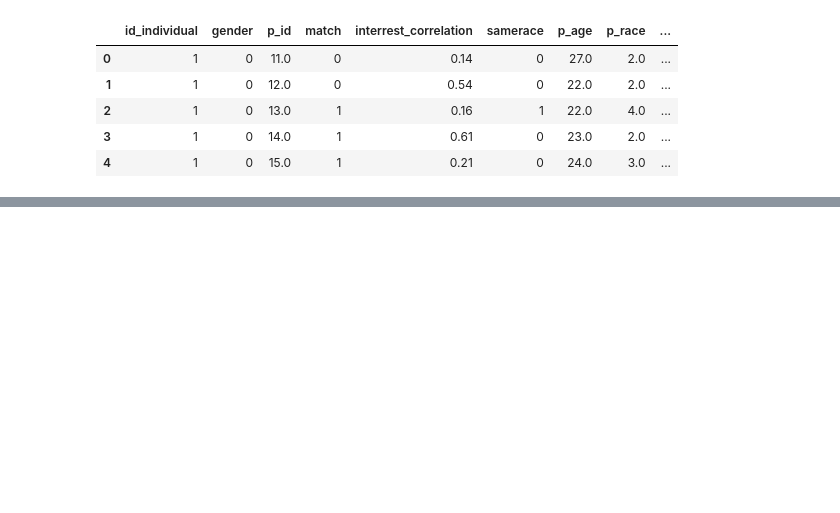
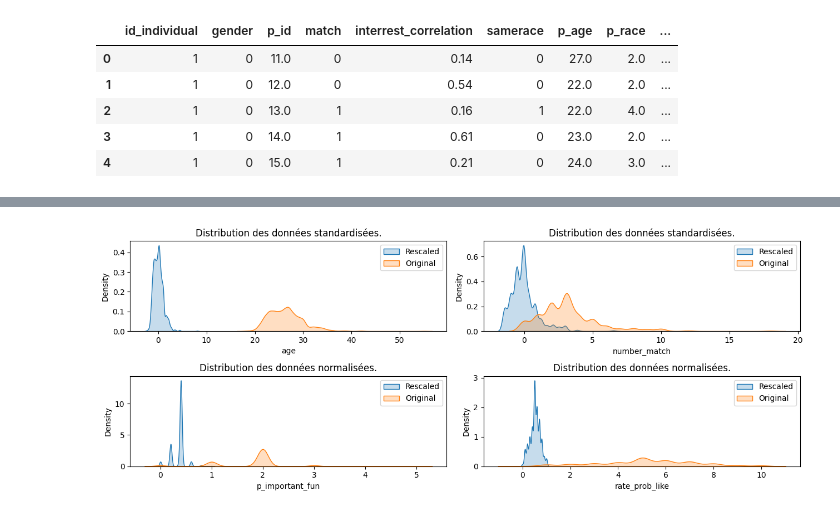
Before and after one commit to B-Manitas/Speed-Dating, a Jupyter notebook: notebook/pre_processing.ipynb, the cells around one changed output, grey strips where cells are left out. Cells and saved outputs as stored; diff of their text form; code cells hidden in the pictures; blank space fills up the shorter version.

Commit message:
Ajouts des fonctions de rescaling des data

```diff
--- a/notebook/pre_processing.ipynb
+++ b/notebook/pre_processing.ipynb
@@ -164,0 +150,13 @@ stat
+# %%
+norm_columns = ["world_pref", "imprelig", "sports", "rate_prob_like"]
+norm_substr = ["p_important_", "p_rate_", "interest_", "rate_self_"]
+norm_substr = get_matching_keys(DATASET.columns, norm_substr)
+norm_columns = norm_columns + norm_substr
+
+stand_columns = ["p_age", "p_race", "age", "exp_relation", "frequency_go_out",
+                 "number_match"]
+
+DATASET_DIST = DATASET[stand_columns + norm_columns]
+
+pp.normalize_dataframe(DATASET, norm_columns)
+pp.standardize_dataframe(DATASET, stand_columns)
@@ -164,0 +175,21 @@ stat
+# %%
+cols = ["age", "number_match", "p_important_fun", "rate_prob_like"]
+titles = ["standardisées", "standardisées", "normalisées", "normalisées"]
+i = 0
+
+fig, axes = plt.subplots(2, 2,  figsize=(13, 5))
+axes = axes.ravel()  # type:ignore
+
+
+for col, ax in zip(cols, axes):
+    ax.set_title(f"Distribution des données {titles[i]}.")
+    sns.kdeplot(data=DATASET[col], ax=ax, fill=True, label="Rescaled")
+    sns.kdeplot(data=DATASET_DIST[col], ax=ax, fill=True, label="Original")
+    ax.legend()
+    i += 1
+
+
+fig.tight_layout()
+plt.show()
+# %% [output]
+[figure, added]
```
Also changed, not shown: parts of 5 cells of this notebook, 1 other file.
